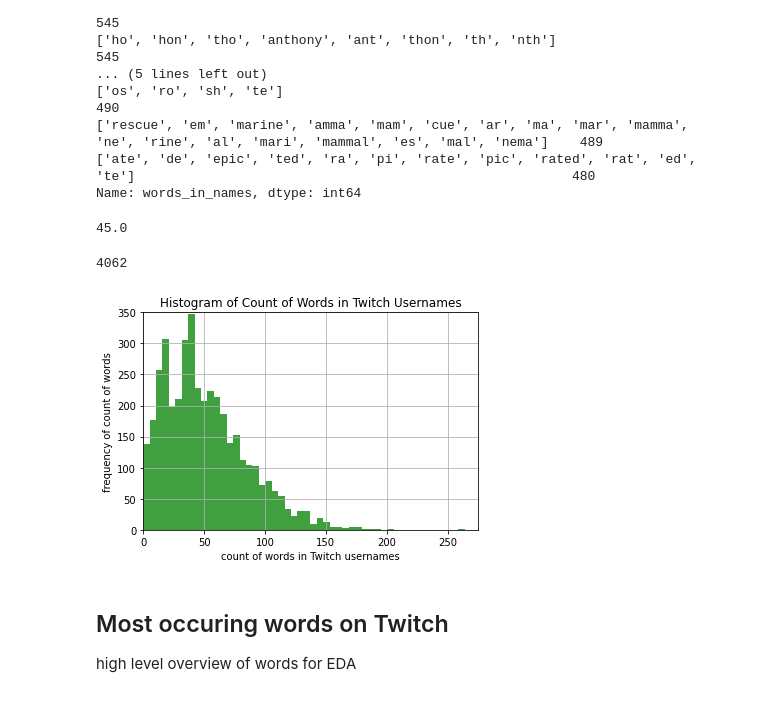
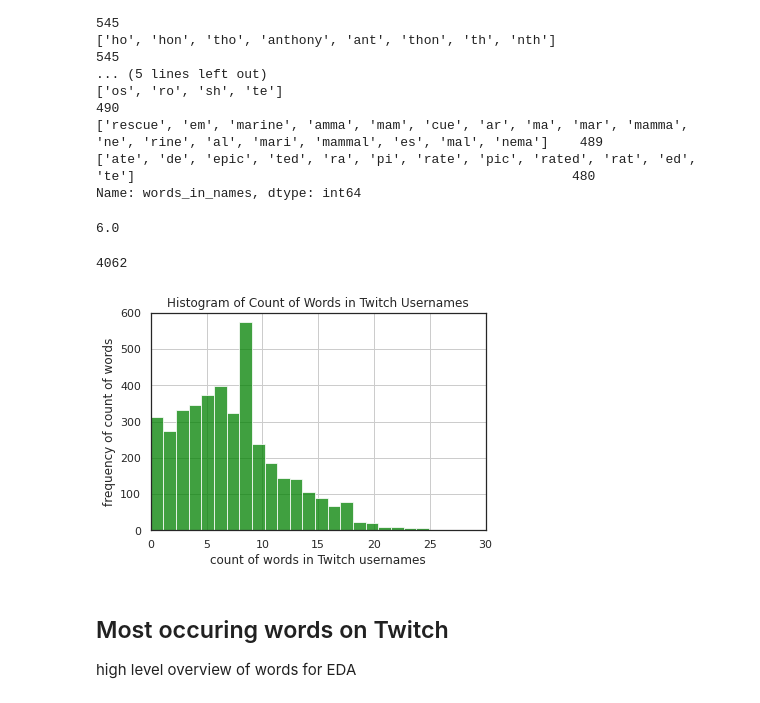
Before and after one commit to JefNtungila/Sentiment-Analysis-of-Usernames-and-Titles-on-YouTube-and-Twitch, a Jupyter notebook: code/Sentiment_Analysis_of_Usernames_and_Titles_on_YouTube_and_Twitch_Exploratory_Data_Analysis.ipynb, the cells around one changed output. Saved outputs shown, nothing was run; the diff lists cells and outputs as text; code cells hidden in the pictures.

```diff
--- a/code/Sentiment_Analysis_of_Usernames_and_Titles_on_YouTube_and_Twitch_Exploratory_Data_Analysis.ipynb
+++ b/code/Sentiment_Analysis_of_Usernames_and_Titles_on_YouTube_and_Twitch_Exploratory_Data_Analysis.ipynb
@@ -149,16 +149,18 @@ import numpy as np
 #count of words found in usernames
 len_words_twitch = []
 
+#eval becuase github transformed list into string
+
 for words in twitch_names['words_in_names'].tolist():
   try:
-    len_words_twitch.append(len(words))
+    len_words_twitch.append(len(eval(words)))
   except:
     len_words_twitch.append(0)
 
 #produce mean of words in list of length of words
 np.median(len_words_twitch)
 # %% [output]
-45.0
+6.0
 # %%
 len(len_words_twitch)
 # %% [output]
@@ -166,24 +168,26 @@ len(len_words_twitch)
 # %%
 import numpy as np
 import matplotlib.pyplot as plt
 
 
 
 # the histogram of the frequency of count of words in Twitch usernames data
-plot = plt.hist(len_words_twitch, 50, facecolor='g', alpha=0.75)
+plot = plt.hist(len_words_twitch, bins = 30, facecolor='green', alpha=0.75)
 
 
 
 
 plt.xlabel('count of words in Twitch usernames')
 plt.ylabel('frequency of count of words')
 plt.title('Histogram of Count of Words in Twitch Usernames')
-plt.xlim(0, 275)
-plt.ylim(0, 350)
+
+plt.xlim(0, 30)
+plt.ylim(0, 600)
+
 plt.grid(True)
 plt.show()
 # %% [output]
-[figure, old version]
+[figure, new version]
 # %% [markdown]
 ## Most occuring words on Twitch
 
```
Also changed, not shown: parts of 2 cells of this notebook.
